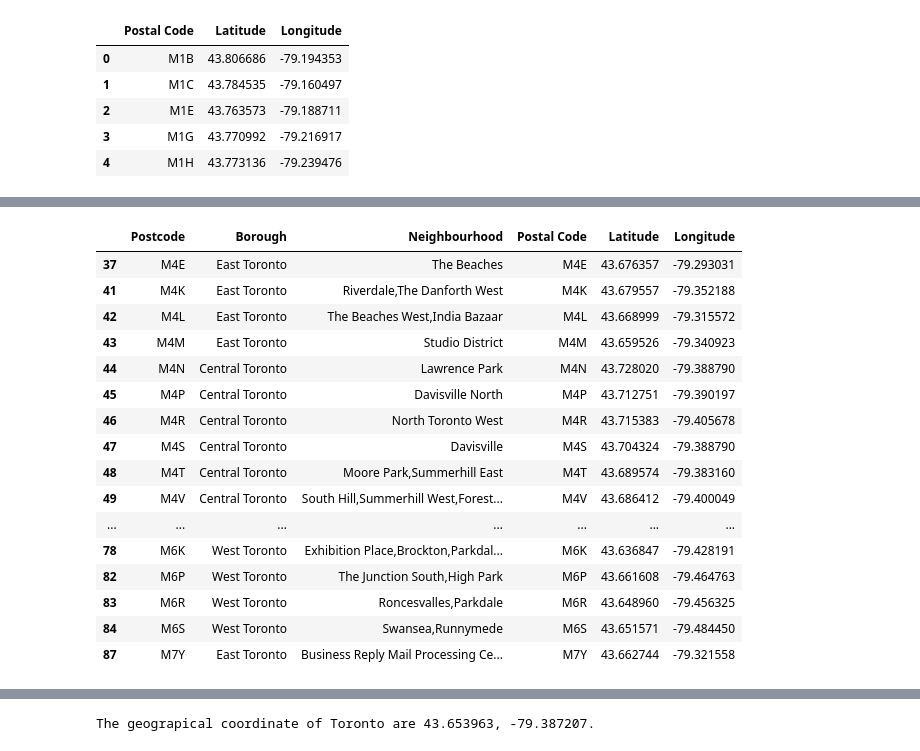
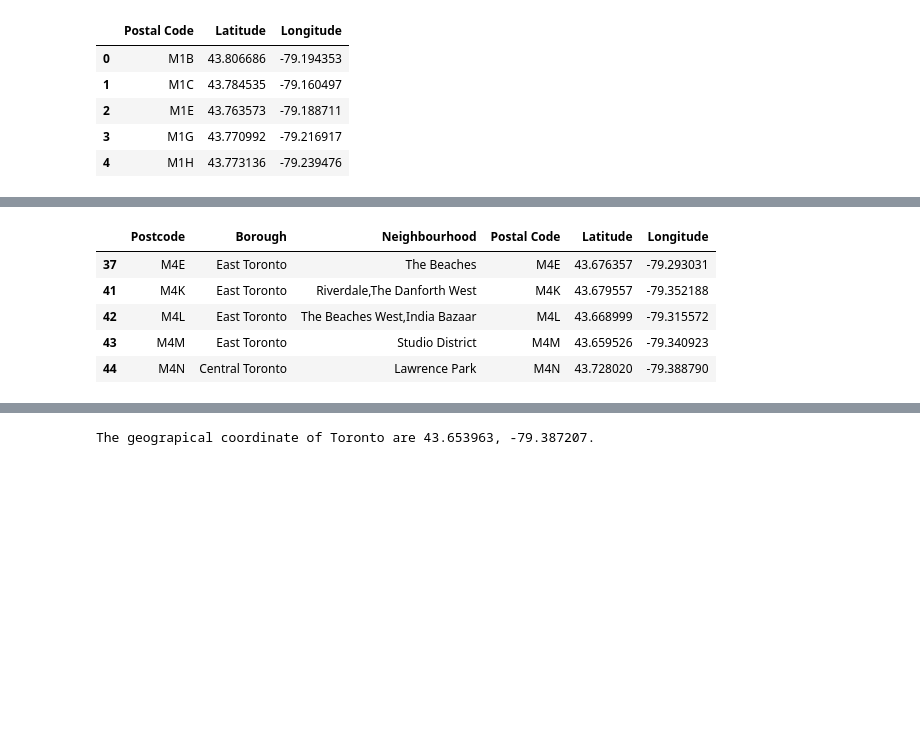
Before and after one commit to huiliijiang/coursera-project, a Jupyter notebook: Toronto.ipynb, the cells around one changed output, grey strips where cells are left out. Cells and saved outputs as stored; diff of their text form; code cells hidden in the pictures; blank space fills up the shorter version.

```diff
--- a/Toronto.ipynb
+++ b/Toronto.ipynb
@@ -60,25 +48,14 @@ df_join
 # %%
 #Filter Borough contains Toronto
 toronto = df_join[df_join['Borough'].str.contains("Toronto")]
-toronto
+toronto.head()
 # %% [output]
 |  | Postcode | Borough | Neighbourhood | Postal Code | Latitude | Longitude |
 | 37 | M4E | East Toronto | The Beaches | M4E | 43.676357 | -79.293031 |
 | 41 | M4K | East Toronto | Riverdale,The Danforth West | M4K | 43.679557 | -79.352188 |
 | 42 | M4L | East Toronto | The Beaches West,India Bazaar | M4L | 43.668999 | -79.315572 |
 | 43 | M4M | East Toronto | Studio District | M4M | 43.659526 | -79.340923 |
 | 44 | M4N | Central Toronto | Lawrence Park | M4N | 43.728020 | -79.388790 |
-| 45 | M4P | Central Toronto | Davisville North | M4P | 43.712751 | -79.390197 |
-| 46 | M4R | Central Toronto | North Toronto West | M4R | 43.715383 | -79.405678 |
-| 47 | M4S | Central Toronto | Davisville | M4S | 43.704324 | -79.388790 |
-| 48 | M4T | Central Toronto | Moore Park,Summerhill East | M4T | 43.689574 | -79.383160 |
-| 49 | M4V | Central Toronto | South Hill,Summerhill West,Forest... | M4V | 43.686412 | -79.400049 |
-| ... | ... | ... | ... | ... | ... | ... |
-| 78 | M6K | West Toronto | Exhibition Place,Brockton,Parkdal... | M6K | 43.636847 | -79.428191 |
-| 82 | M6P | West Toronto | The Junction South,High Park | M6P | 43.661608 | -79.464763 |
-| 83 | M6R | West Toronto | Roncesvalles,Parkdale | M6R | 43.648960 | -79.456325 |
-| 84 | M6S | West Toronto | Swansea,Runnymede | M6S | 43.651571 | -79.484450 |
-| 87 | M7Y | East Toronto | Business Reply Mail Processing Ce... | M7Y | 43.662744 | -79.321558 |
 # %%
 import numpy as np # library to handle data in a vectorized manner
 import pandas as pd # library for data analsysis
```
Also changed, not shown: parts of 6 cells of this notebook.
